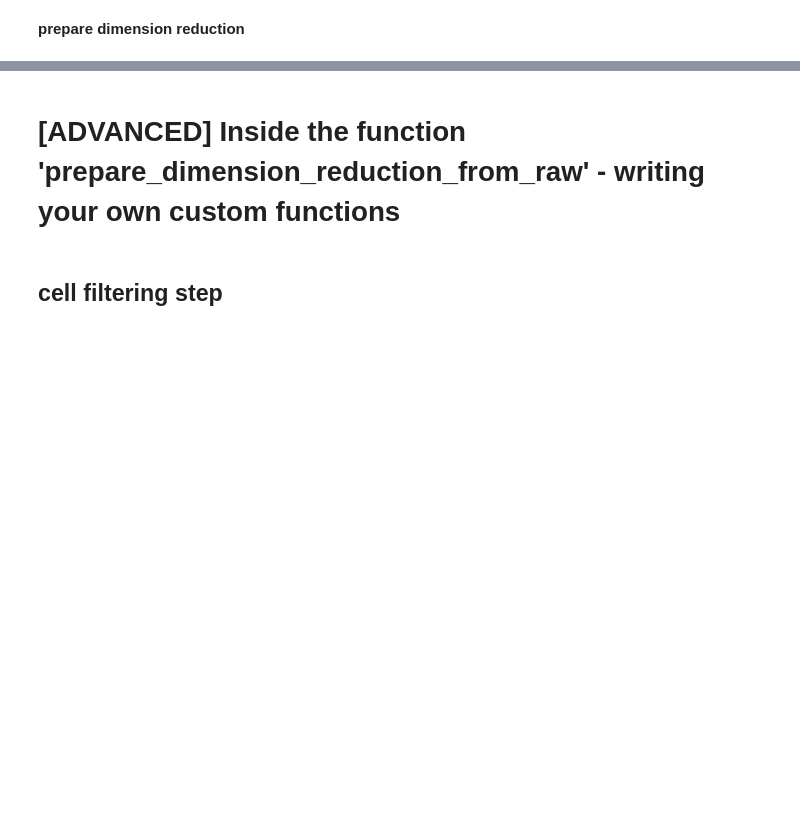
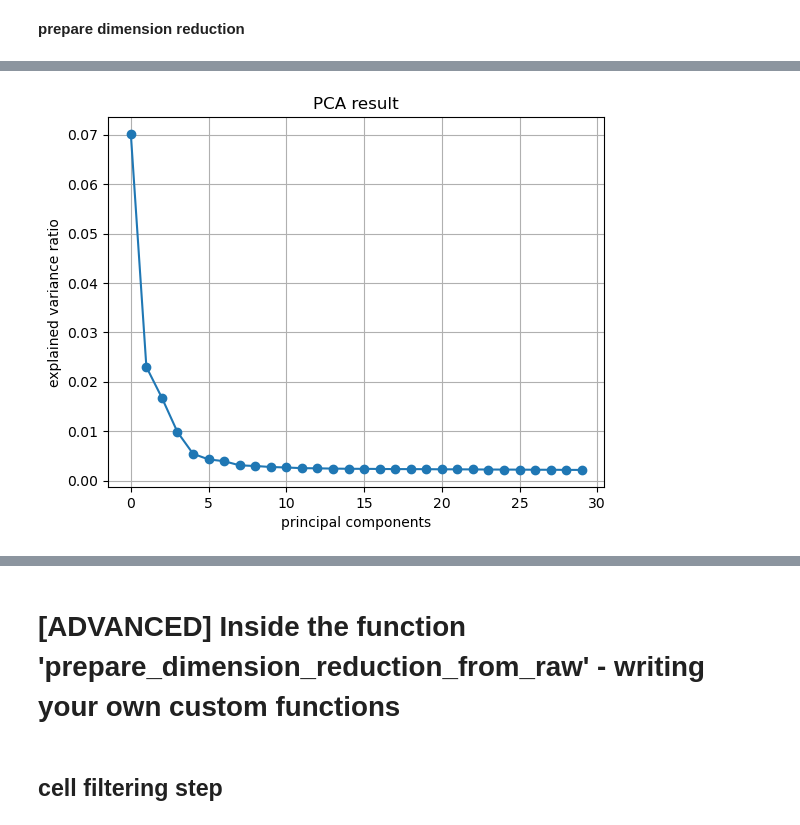
Before and after one commit to ahs2202/scelephant, a Jupyter notebook: doc/jn/tutorials/SC-Elephant_PBMC3k_processing_and_analysis_tutorials.ipynb, the cells around one changed output, grey strips where cells are left out. Saved outputs shown, nothing was run; the diff lists cells and outputs as text; code cells hidden in the pictures; blank space fills up the shorter version.

```diff
--- a/doc/jn/tutorials/SC-Elephant_PBMC3k_processing_and_analysis_tutorials.ipynb
+++ b/doc/jn/tutorials/SC-Elephant_PBMC3k_processing_and_analysis_tutorials.ipynb
@@ -61,14 +55,9 @@ mpl.rcParams[ "figure.dpi" ] = 100
 # %%
-# define working directory
-path_folder_pipeline = os.getcwd( ) + '/' # retrieve current working directory
-
 # initialize a pool of managed operators
-# fop = el.managers.FileSystemOperatorPool( 8 )
-fop = managers.FileSystemOperatorPool( 8 )
+fop = el.managers.FileSystemOperatorPool( 8 ) # this pool of managed operators will be used throughout the tutorials
 
 # create RamData from 10X-formateed MTX
-# el.create_ramdata_from_mtx(
-create_ramdata_from_mtx(
+el.create_ramdata_from_mtx(
     path_folder_mtx_10x_input = f'data/filtered_gene_bc_matrices/hg19/',
     path_folder_ramdata_output = f'output/pbmc3k.ram/',
     file_system_operator_pool = fop,
@@ -114,5 +125,7 @@ ram.perform_dimension_reduction_and_clustering(
     name_layer_pca = 'normalized_log1p_capped',
     name_filter_barcodes = 'filtered_barcodes',
     name_filter_features = 'filter_normalized_log1p_highly_variable_2000',
-    str_embedding_method = 'scanpy-umap'
+    str_embedding_method = 'scanpy-umap', # use scanpy functions to generate umap and leiden clustering results
+    float_prop_subsampling_pca = 1, # use all cells without subsampling
 )
+# %% [output]
@@ -119,3 +145,4 @@ ram.perform_dimension_reduction_and_clustering(
+[figure, added]
 # %%
 import scanpy as sc
 # retrieve anndata
```
Also changed, not shown: parts of 14 cells of this notebook, 2 other files.
